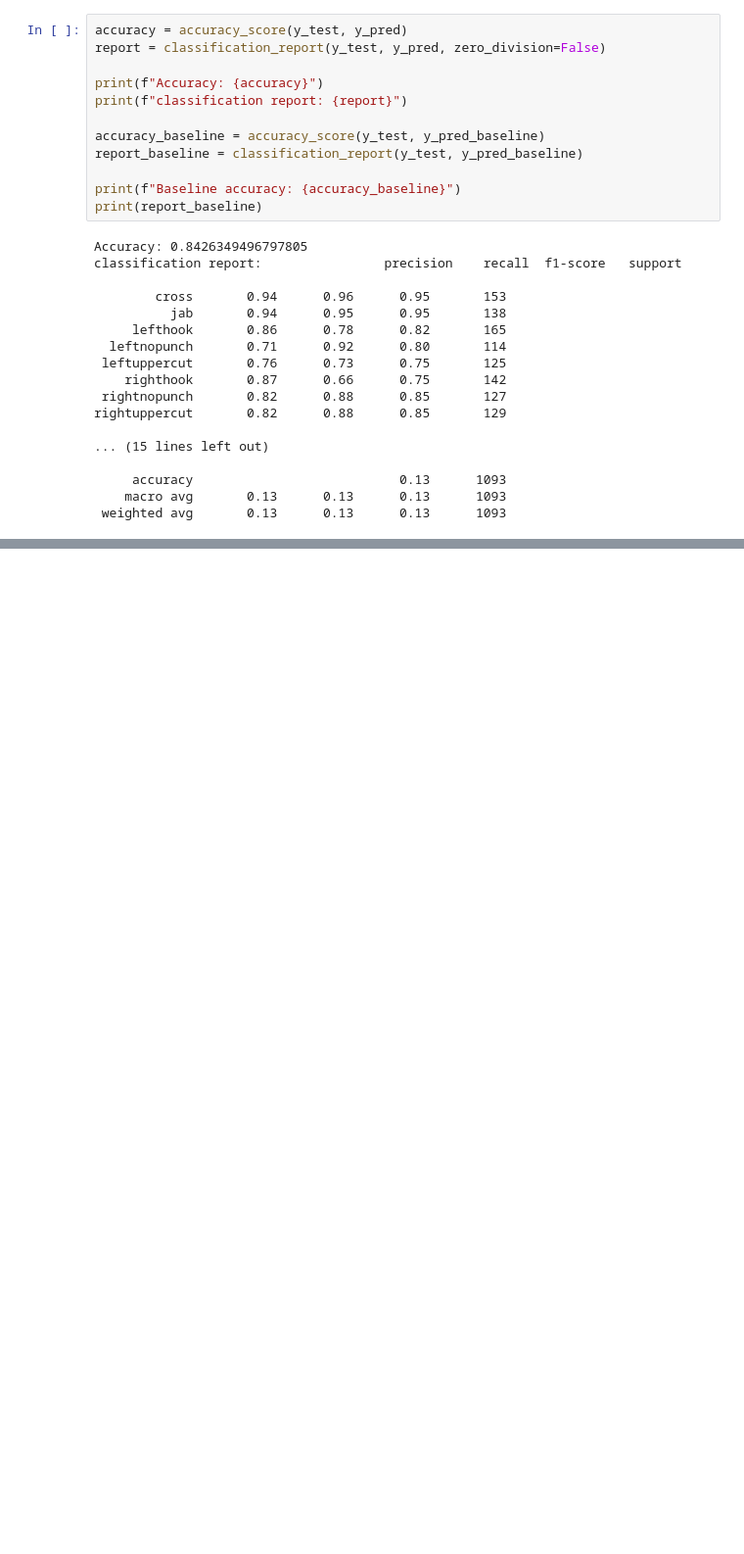
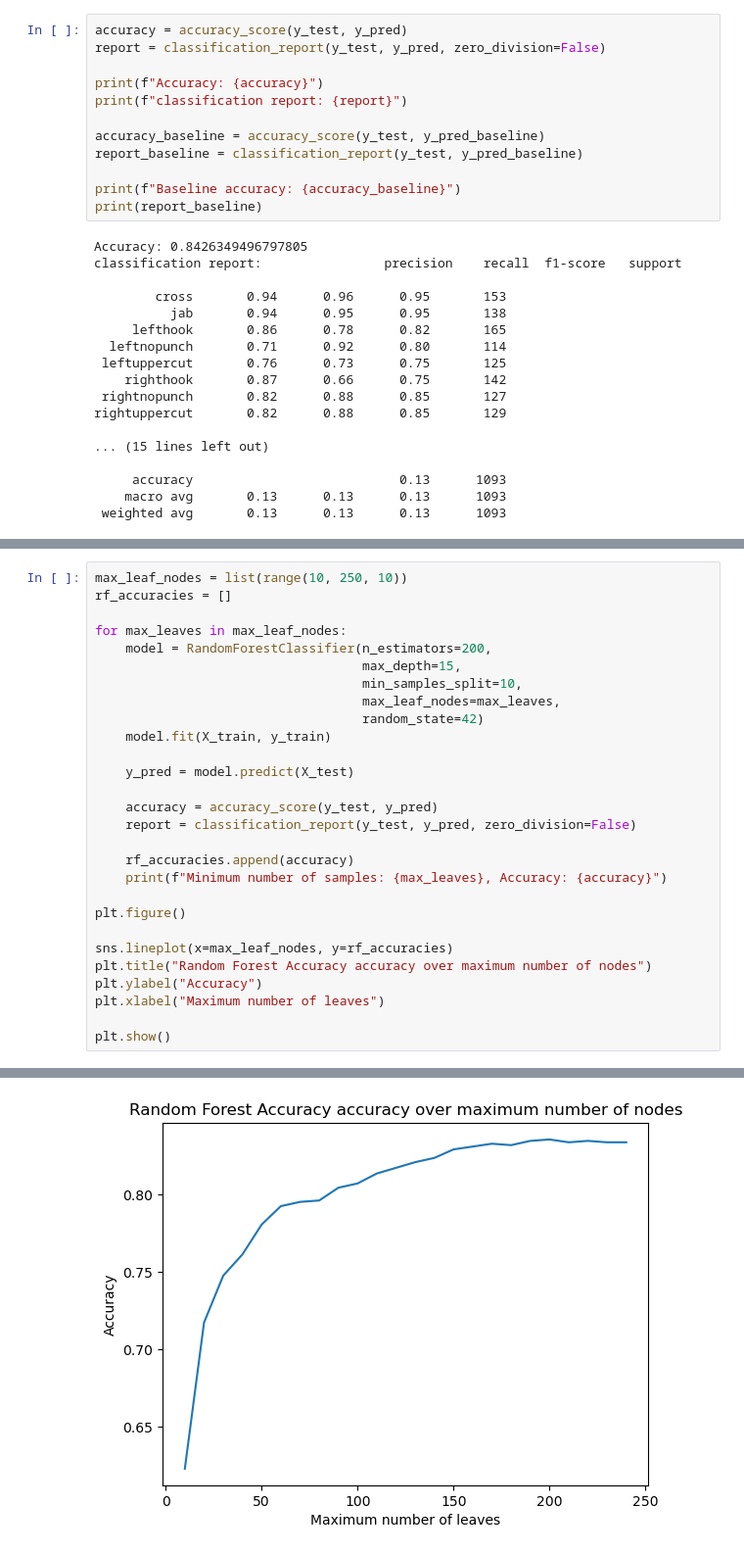
Before and after one commit to BruceLeo99/MLQS-VU-Project-Tyson, a Jupyter notebook: randomforestclassifier.ipynb, the cells around one changed output, grey strips where cells are left out. Shown at 98% size. Saved outputs shown, nothing was run; the diff lists cells and outputs as text; blank space fills up the shorter version.

```diff
--- a/randomforestclassifier.ipynb
+++ b/randomforestclassifier.ipynb
@@ -292,0 +434,29 @@ rightuppercut       0.82      0.88      0.85       129
+# %%
+max_leaf_nodes = list(range(10, 250, 10))
+rf_accuracies = []
+
+for max_leaves in max_leaf_nodes:
+    model = RandomForestClassifier(n_estimators=200,
+                                   max_depth=15,
+                                   min_samples_split=10,
+                                   max_leaf_nodes=max_leaves,
+                                   random_state=42)
+    model.fit(X_train, y_train)
+
+    y_pred = model.predict(X_test)
+
+    accuracy = accuracy_score(y_test, y_pred)
+    report = classification_report(y_test, y_pred, zero_division=False)
+
+    rf_accuracies.append(accuracy)
+    print(f"Minimum number of samples: {max_leaves}, Accuracy: {accuracy}")
+
+plt.figure()
+
+sns.lineplot(x=max_leaf_nodes, y=rf_accuracies)
+plt.title("Random Forest Accuracy accuracy over maximum number of nodes")
+plt.ylabel("Accuracy")
+plt.xlabel("Maximum number of leaves")
+
+plt.show()
+# %% [output]
@@ -292,0 +480 @@ rightuppercut       0.82      0.88      0.85       129
+[figure, added]
```
Also changed, not shown: parts of 5 cells of this notebook, 1 other file.
